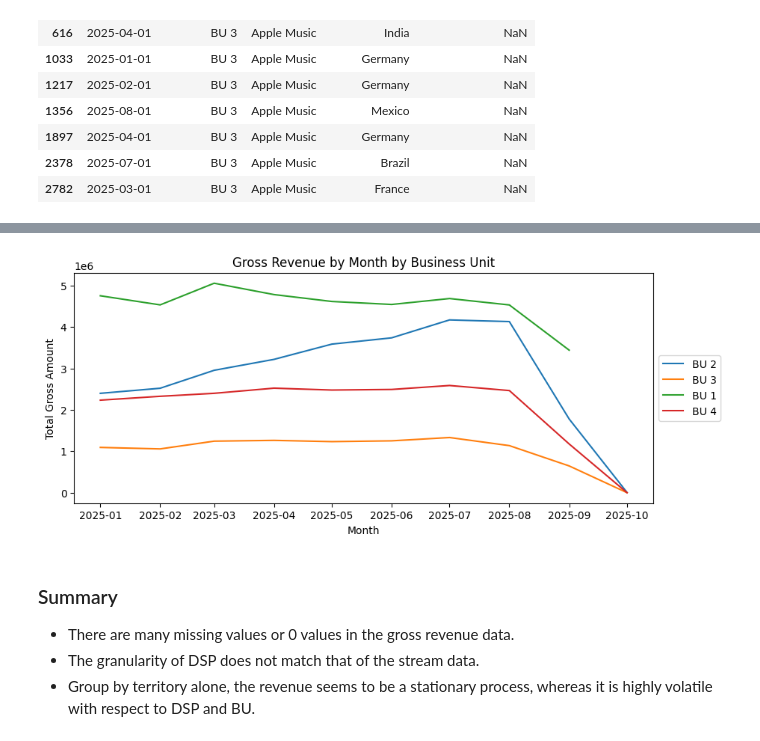
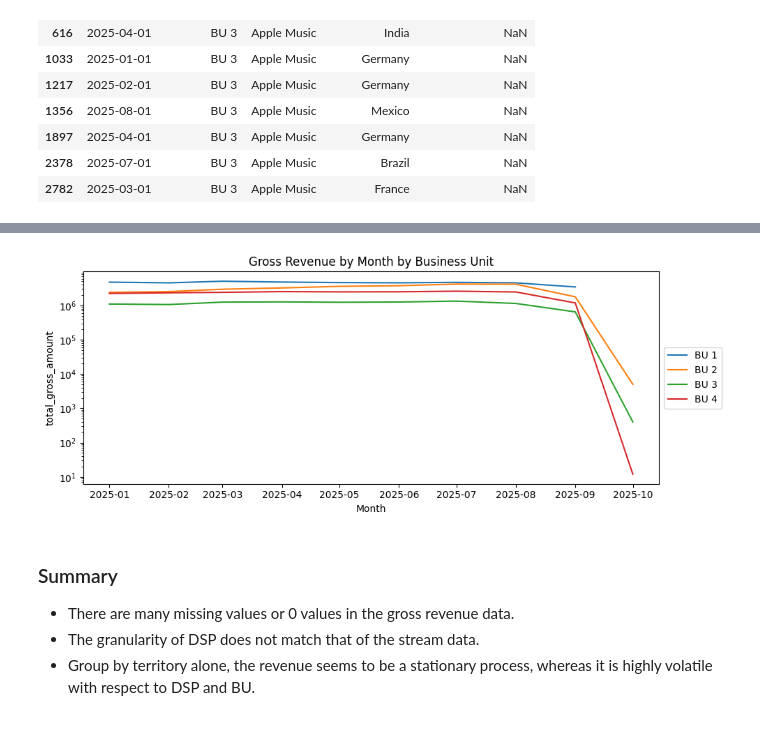
Before and after one commit to NathanPalaiologos/CMG-case-study, a Jupyter notebook: notebook/01_case_study_eda.ipynb, the cells around one changed output, grey strips where cells are left out. Saved outputs shown, nothing was run; the diff lists cells and outputs as text; code cells hidden in the pictures.

```diff
--- a/notebook/01_case_study_eda.ipynb
+++ b/notebook/01_case_study_eda.ipynb
@@ -113,18 +131,14 @@ plt.show()
 # %%
-# Plot gross revenue by month by BU as a separate line
-plt.figure(figsize=(10, 4))
-for bu in df_revenue['business_unit'].unique():
-    df_bu = df_revenue[df_revenue['business_unit'] == bu]
-    df_bu = df_bu.groupby('month')['total_gross_amount'].sum().reset_index()
-    plt.plot(df_bu['month'], df_bu['total_gross_amount'], label=bu)
-    plt.title('Gross Revenue by Month by Business Unit')
-plt.xlabel('Month')
-plt.ylabel('Total Gross Amount')
-# legend outside the plot
-plt.legend(loc='center left', bbox_to_anchor=(1, 0.5))
-plt.show()
+# Revenue by month and business unit
+plot_monthly_lines(
+    data=df_revenue,
+    group_col='business_unit',
+    value_col='total_gross_amount',
+    title='Gross Revenue by Month by Business Unit',
+    yscale='log',
+)
 # %% [output]
-[figure, old version]
+[figure, new version]
 # %% [markdown]
 ### Summary
 
```
Also changed, not shown: parts of 13 cells of this notebook, 10 other files.
